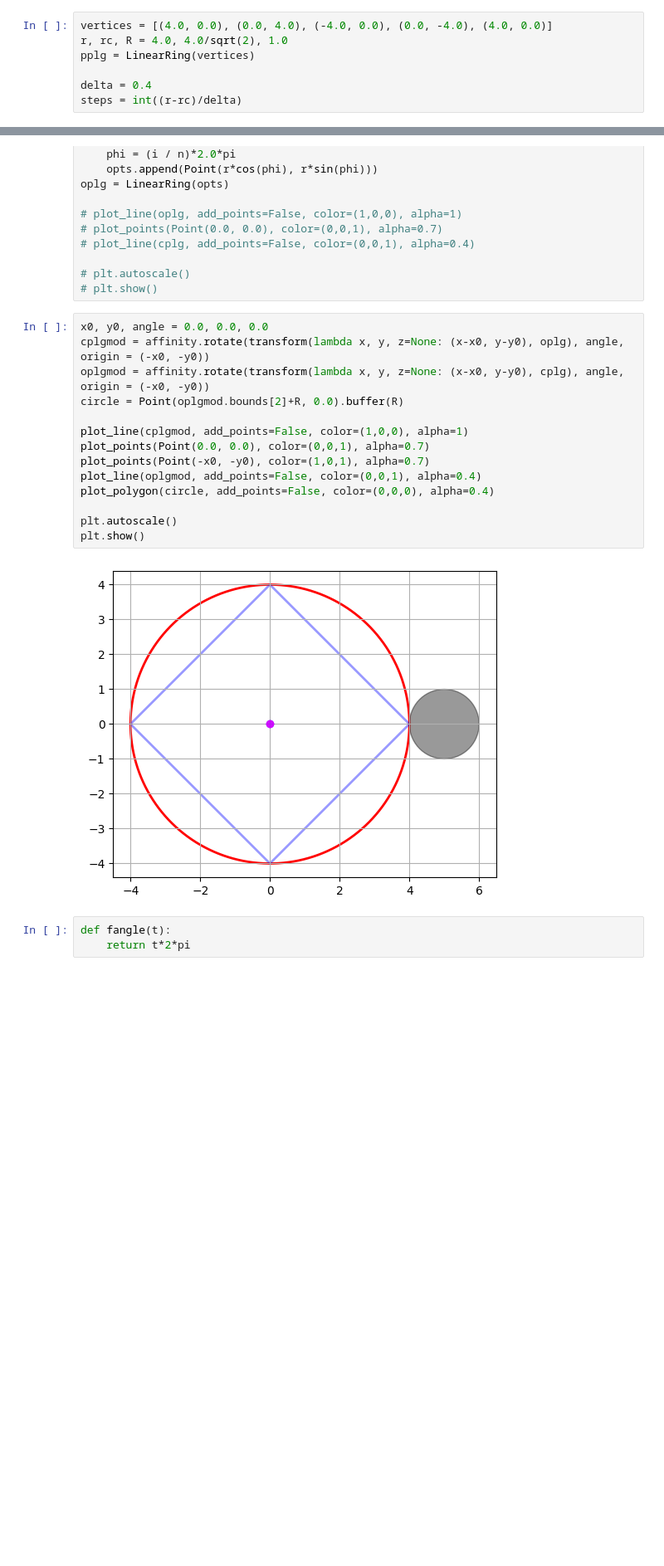
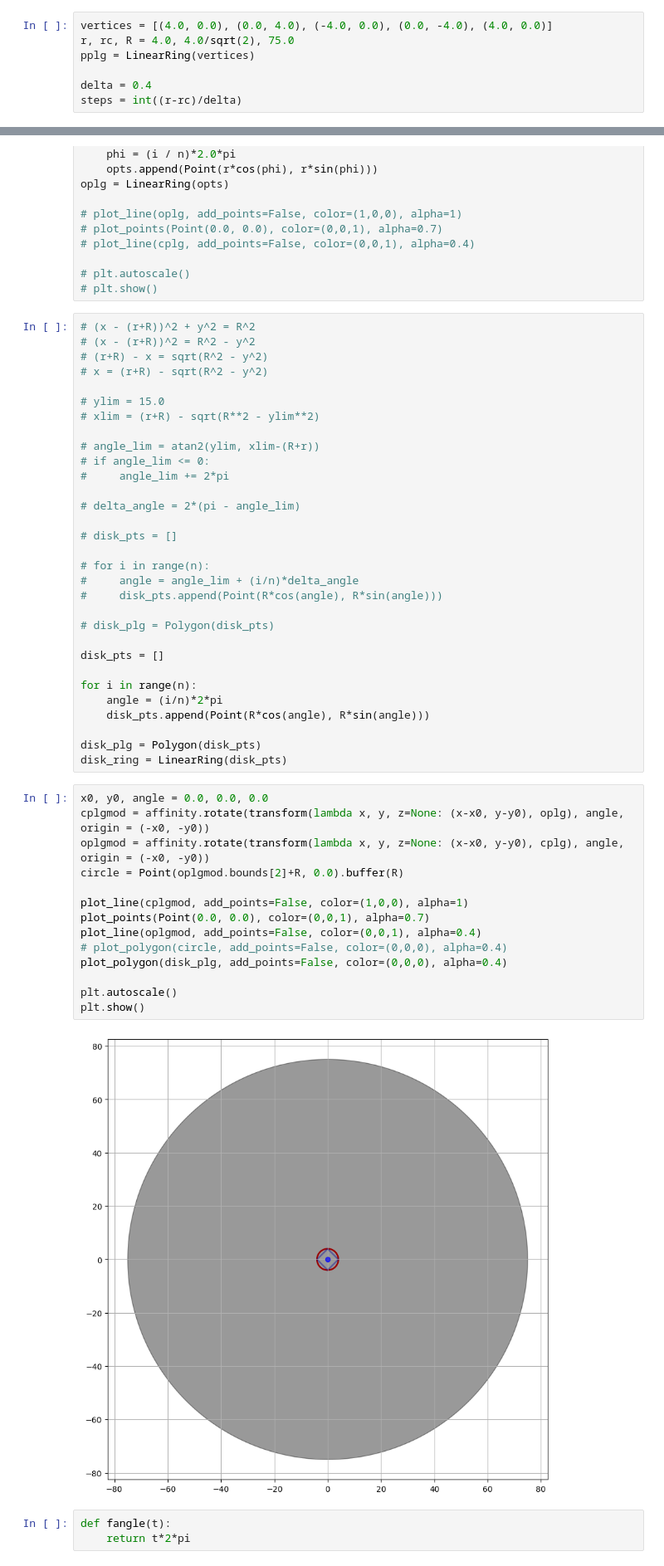
Before and after one commit to vkonov2/Geometry-Projects, a Jupyter notebook: Bruter-Simulation/Bruter-5-3-1.ipynb, the cells around one changed output, grey strips where cells are left out. Shown at 83% size. Cells and saved outputs as stored; diff of their text form; blank space fills up the shorter version.

```diff
--- a/Bruter-Simulation/Bruter-5-3-1.ipynb
+++ b/Bruter-Simulation/Bruter-5-3-1.ipynb
@@ -38,7 +28,7 @@ Creating polygon
 Model 5-3
 # %%
 vertices = [(4.0, 0.0), (0.0, 4.0), (-4.0, 0.0), (0.0, -4.0), (4.0, 0.0)]
-r, rc, R = 4.0, 4.0/sqrt(2), 1.0
+r, rc, R = 4.0, 4.0/sqrt(2), 75.0
 pplg = LinearRing(vertices)
 
 delta = 0.4
@@ -66,22 +56,53 @@ oplg = LinearRing(opts)
 
 # plt.autoscale()
 # plt.show()
+# %%
+# (x - (r+R))^2 + y^2 = R^2
+# (x - (r+R))^2 = R^2 - y^2
+# (r+R) - x = sqrt(R^2 - y^2)
+# x = (r+R) - sqrt(R^2 - y^2)
+
+# ylim = 15.0
+# xlim = (r+R) - sqrt(R**2 - ylim**2)
+
+# angle_lim = atan2(ylim, xlim-(R+r))
+# if angle_lim <= 0:
+#     angle_lim += 2*pi
+
+# delta_angle = 2*(pi - angle_lim)
+
+# disk_pts = []
+
+# for i in range(n):
+#     angle = angle_lim + (i/n)*delta_angle
+#     disk_pts.append(Point(R*cos(angle), R*sin(angle)))
+
+# disk_plg = Polygon(disk_pts)
+
+disk_pts = []
+
+for i in range(n):
+    angle = (i/n)*2*pi
+    disk_pts.append(Point(R*cos(angle), R*sin(angle)))
+
+disk_plg = Polygon(disk_pts)
+disk_ring = LinearRing(disk_pts)
 # %%
 x0, y0, angle = 0.0, 0.0, 0.0
 cplgmod = affinity.rotate(transform(lambda x, y, z=None: (x-x0, y-y0), oplg), angle, origin = (-x0, -y0))
 oplgmod = affinity.rotate(transform(lambda x, y, z=None: (x-x0, y-y0), cplg), angle, origin = (-x0, -y0))
 circle = Point(oplgmod.bounds[2]+R, 0.0).buffer(R)
 
 plot_line(cplgmod, add_points=False, color=(1,0,0), alpha=1)
 plot_points(Point(0.0, 0.0), color=(0,0,1), alpha=0.7)
-plot_points(Point(-x0, -y0), color=(1,0,1), alpha=0.7)
 plot_line(oplgmod, add_points=False, color=(0,0,1), alpha=0.4)
-plot_polygon(circle, add_points=False, color=(0,0,0), alpha=0.4)
+# plot_polygon(circle, add_points=False, color=(0,0,0), alpha=0.4)
+plot_polygon(disk_plg, add_points=False, color=(0,0,0), alpha=0.4)
 
 plt.autoscale()
 plt.show()
 # %% [output]
-[figure, old version]
+[figure, new version]
 # %%
 def fangle(t):
     return t*2*pi
```
Also changed, not shown: parts of 33 cells of this notebook, 9 other files.
